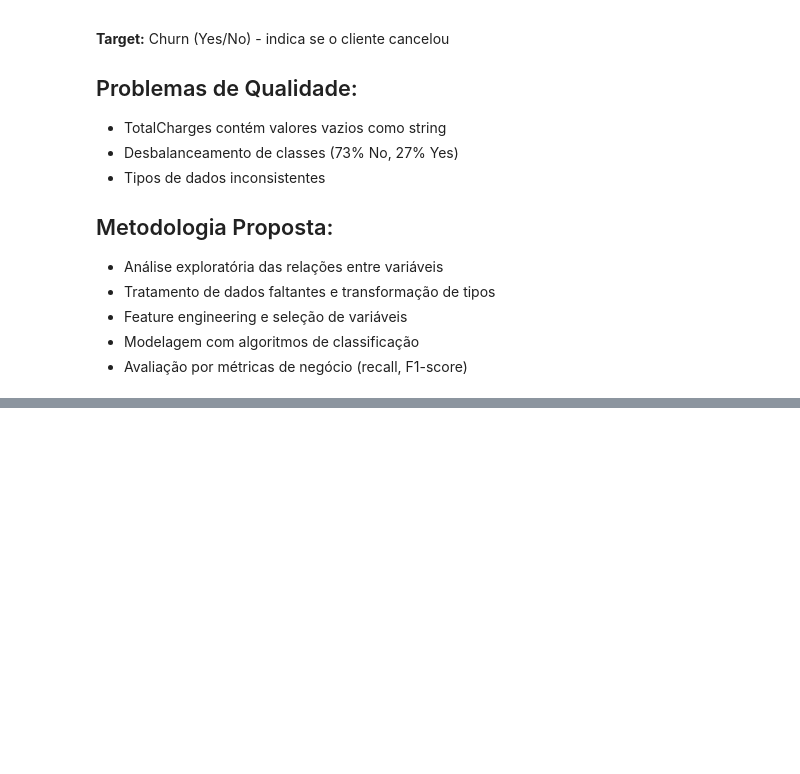
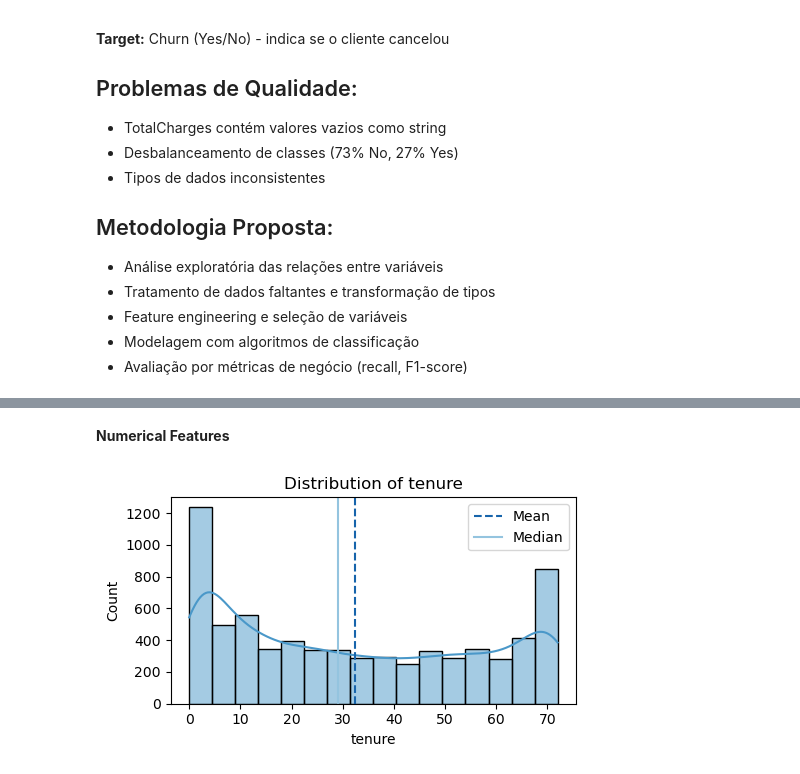
Before and after one commit to Claudenir-Nojosa/ML-Studies, a Jupyter notebook: Projects/customer-churn/customer-churn.ipynb, the cells around one changed output, grey strips where cells are left out. Cells and saved outputs as stored; diff of their text form; code cells hidden in the pictures; blank space fills up the shorter version.

```diff
--- a/Projects/customer-churn/customer-churn.ipynb
+++ b/Projects/customer-churn/customer-churn.ipynb
@@ -49,0 +180,3 @@ from sklearn.metrics import accuracy_score, confusion_matrix, classification_rep
+# %%
+# TotalCharges is numeric but the type rn is Object, let's change that
+df['TotalCharges'] = df['TotalCharges'].astype(float)
@@ -49,0 +208,6 @@ from sklearn.metrics import accuracy_score, confusion_matrix, classification_rep
+# %%
+# Replace the empty values
+df_new['TotalCharges'] = df_new['TotalCharges'].replace({" ": "0.0"})
+# %%
+# Fix the type of the TotalCharges
+df_new['TotalCharges'] = df_new['TotalCharges'].astype(float)
@@ -49,0 +250,29 @@ from sklearn.metrics import accuracy_score, confusion_matrix, classification_rep
+# %% [markdown]
+**Numerical Features**
+# %%
+# Histogram Function
+
+def plot_histogram(df, column_name):
+    plt.figure(figsize=(5, 3))
+
+    sns.histplot(
+        df[column_name],
+        kde=True,
+        color=cm.Blues(0.6)
+    )
+
+    mean = df[column_name].mean()
+    median = df[column_name].median()
+
+    plt.axvline(mean, color=cm.Blues(0.8), linestyle='--', label='Mean')
+    plt.axvline(median, color=cm.Blues(0.4), label='Median')
+
+    plt.title(f"Distribution of {column_name}")
+    plt.legend()
+    plt.tight_layout()
+    plt.show()
+# %%
+# Distribution of tenure
+plot_histogram(df_new, "tenure")
+# %% [output]
+[figure, added]
```
Also changed, not shown: parts of 67 cells of this notebook, 5 other files.
